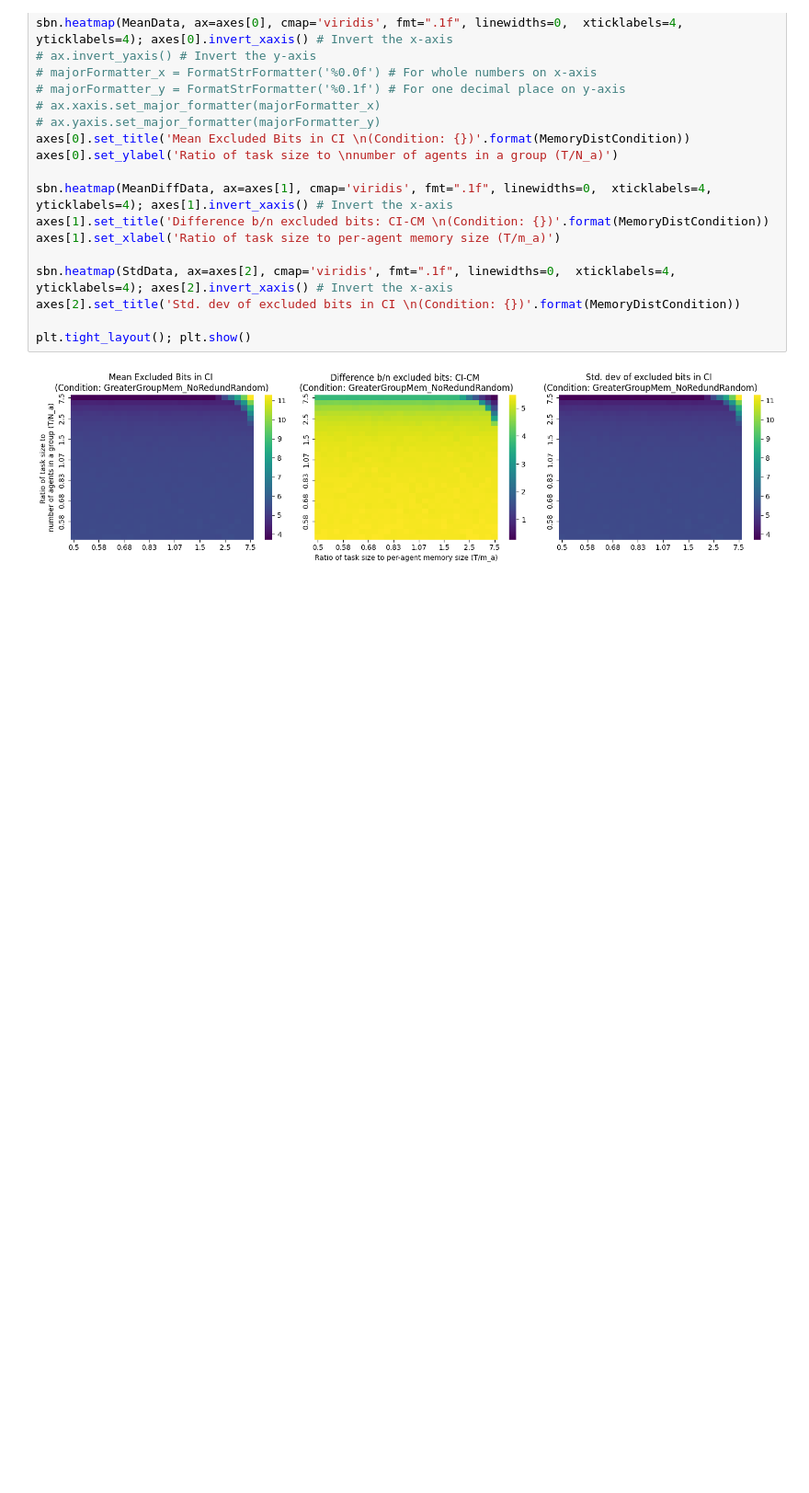
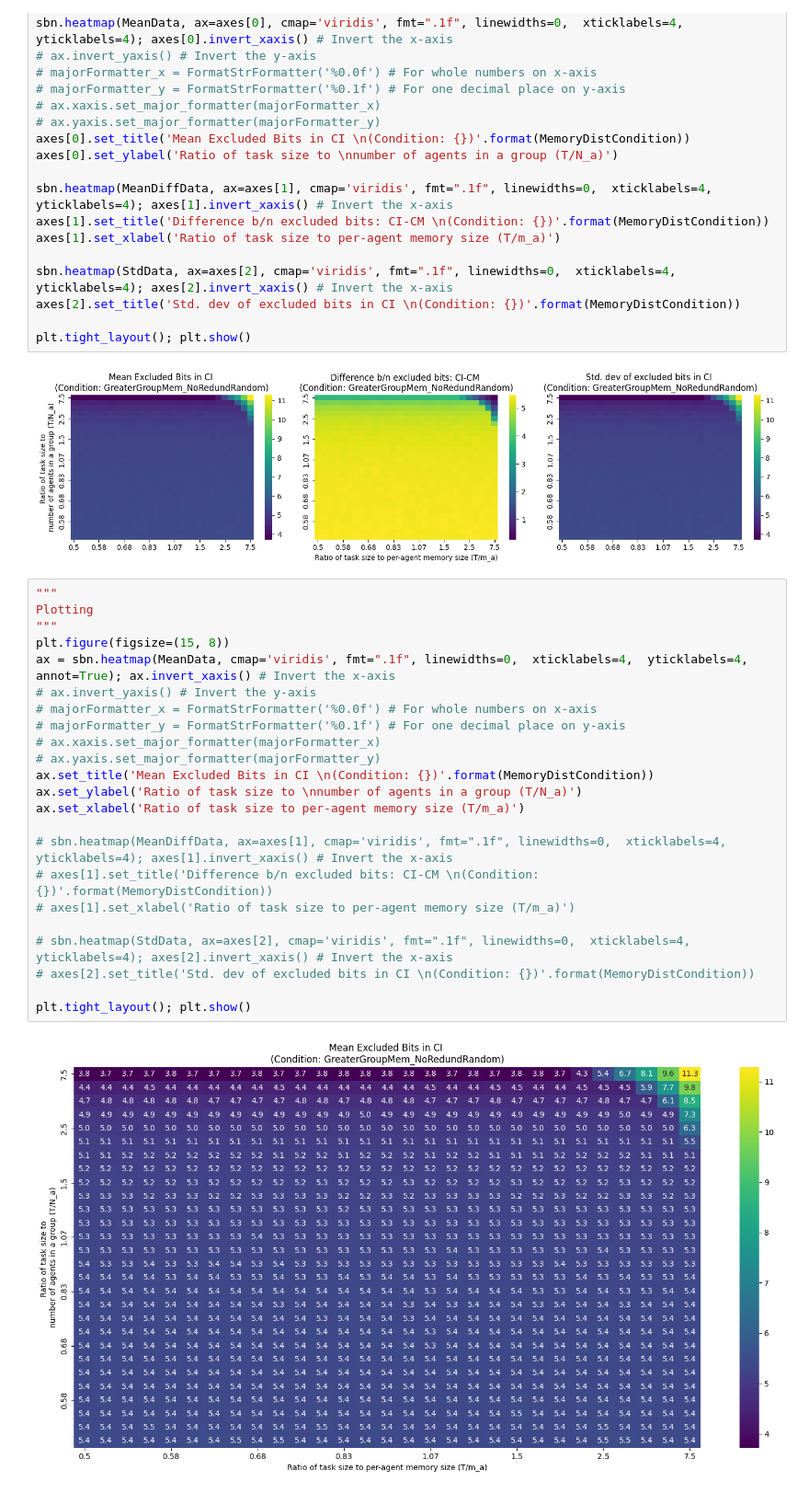
Before and after one commit to Ritwikavps/CollectiveMemoryvsCollectiveIntelligence, a Jupyter notebook: CIvsCM_MemoryTaskSim.ipynb, the cells around one changed output. Shown at 92% size. Saved outputs shown, nothing was run; the diff lists cells and outputs as text; blank space fills up the shorter version.

```diff
--- a/CIvsCM_MemoryTaskSim.ipynb
+++ b/CIvsCM_MemoryTaskSim.ipynb
@@ -442,3 +443,28 @@ axes[2].set_title('Std. dev of excluded bits in CI \n(Condition: {})'.format(Mem
 plt.tight_layout(); plt.show()
 # %% [output]
 [figure]
+# %%
+"""
+Plotting
+"""
+plt.figure(figsize=(15, 8))
+ax = sbn.heatmap(MeanData, cmap='viridis', fmt=".1f", linewidths=0,  xticklabels=4,  yticklabels=4, annot=True); ax.invert_xaxis() # Invert the x-axis
+# ax.invert_yaxis() # Invert the y-axis
+# majorFormatter_x = FormatStrFormatter('%0.0f') # For whole numbers on x-axis
+# majorFormatter_y = FormatStrFormatter('%0.1f') # For one decimal place on y-axis
+# ax.xaxis.set_major_formatter(majorFormatter_x)
+# ax.yaxis.set_major_formatter(majorFormatter_y)
+ax.set_title('Mean Excluded Bits in CI \n(Condition: {})'.format(MemoryDistCondition))
+ax.set_ylabel('Ratio of task size to \nnumber of agents in a group (T/N_a)')
+ax.set_xlabel('Ratio of task size to per-agent memory size (T/m_a)')
+
+# sbn.heatmap(MeanDiffData, ax=axes[1], cmap='viridis', fmt=".1f", linewidths=0,  xticklabels=4,  yticklabels=4); axes[1].invert_xaxis() # Invert the x-axis
+# axes[1].set_title('Difference b/n excluded bits: CI-CM \n(Condition: {})'.format(MemoryDistCondition))
+# axes[1].set_xlabel('Ratio of task size to per-agent memory size (T/m_a)')
+
+# sbn.heatmap(StdData, ax=axes[2], cmap='viridis', fmt=".1f", linewidths=0,  xticklabels=4,  yticklabels=4); axes[2].invert_xaxis() # Invert the x-axis
+# axes[2].set_title('Std. dev of excluded bits in CI \n(Condition: {})'.format(MemoryDistCondition))
+
+plt.tight_layout(); plt.show()
+# %% [output]
+[figure, added]
```
Also changed, not shown: parts of 4 cells of this notebook.
